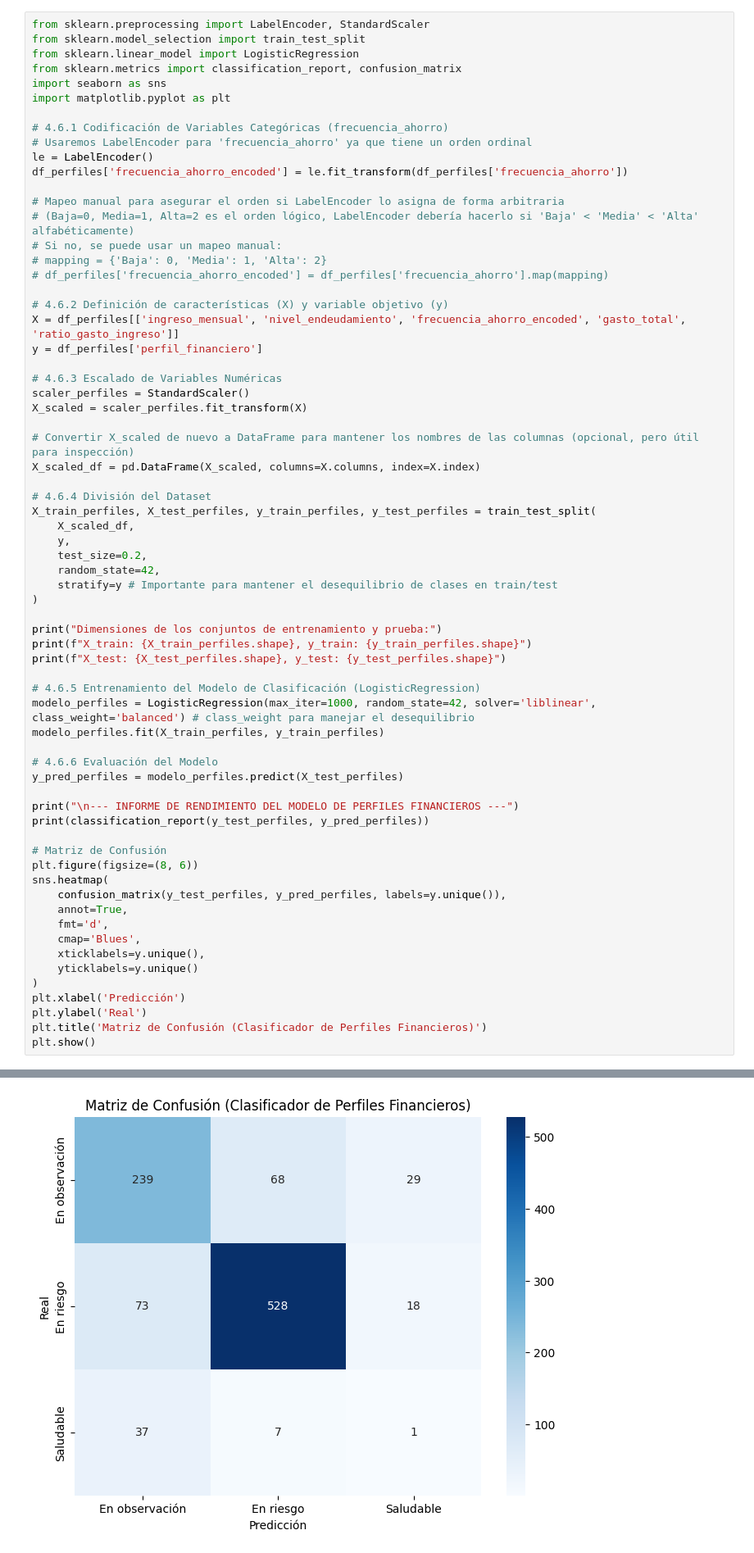
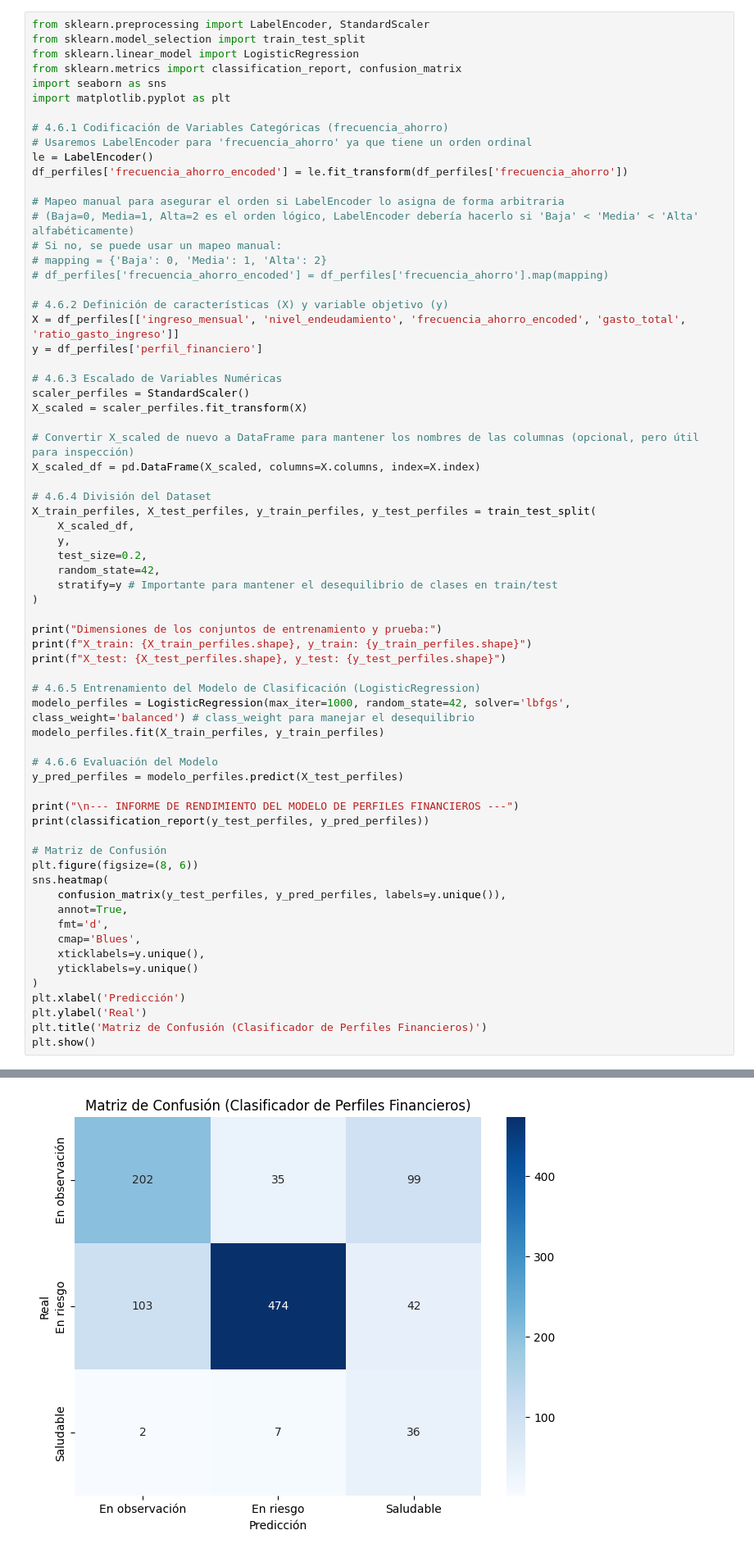
Before and after one commit to No-Country-simulation/G9-LATAM-Team-59, a Jupyter notebook: python/01_desarrollo_y_experimentacion_ml.ipynb, the cells around one changed output, grey strips where cells are left out. Shown at 82% size. Cells and saved outputs as stored; diff of their text form.

```diff
--- a/python/01_desarrollo_y_experimentacion_ml.ipynb
+++ b/python/01_desarrollo_y_experimentacion_ml.ipynb
@@ -1544,7 +1562,7 @@ print(f"X_train: {X_train_perfiles.shape}, y_train: {y_train_perfiles.shape}")
 print(f"X_test: {X_test_perfiles.shape}, y_test: {y_test_perfiles.shape}")
 
 # 4.6.5 Entrenamiento del Modelo de Clasificación (LogisticRegression)
-modelo_perfiles = LogisticRegression(max_iter=1000, random_state=42, solver='liblinear', class_weight='balanced') # class_weight para manejar el desequilibrio
+modelo_perfiles = LogisticRegression(max_iter=1000, random_state=42, solver='lbfgs', class_weight='balanced') # class_weight para manejar el desequilibrio
 modelo_perfiles.fit(X_train_perfiles, y_train_perfiles)
 
 # 4.6.6 Evaluación del Modelo
@@ -1585,4 +1603,4 @@ En observación       0.68      0.71      0.70       336
-[figure, old version]
+[figure, new version]
 # %% [markdown]
 ## Resumen y Próximos Pasos para el Perfil Financiero
 
```
Also changed, not shown: parts of 22 cells of this notebook.
